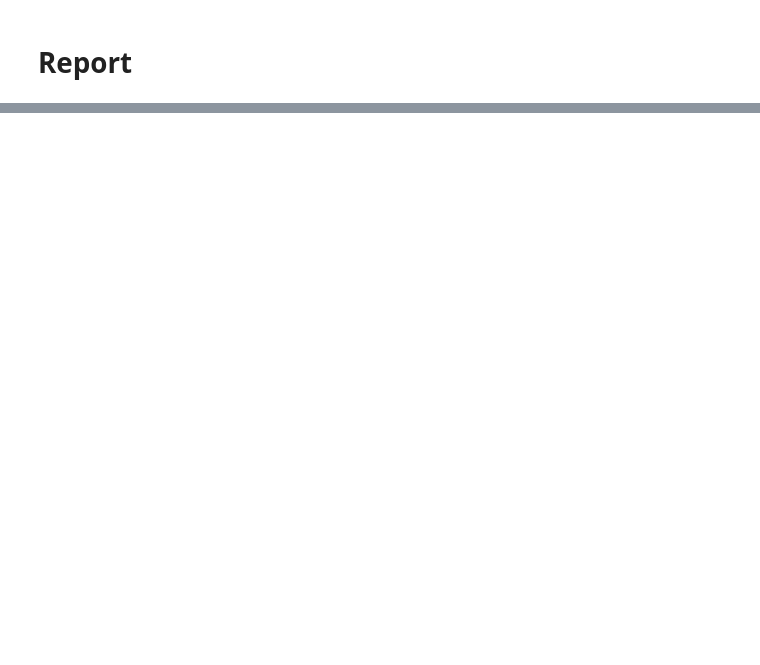
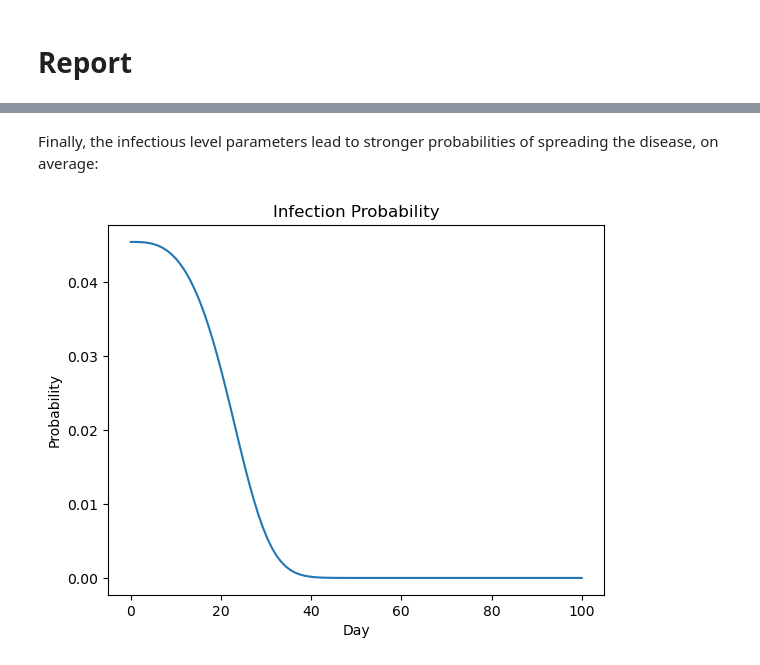
Before and after one commit to ethanp55/network_science, a Jupyter notebook: project1.ipynb, the cells around one changed output, grey strips where cells are left out. Drawn from its saved outputs; the diff is of its cells as text; code cells hidden in the pictures; blank space fills up the shorter version.

```diff
--- a/project1.ipynb
+++ b/project1.ipynb
@@ -390,7 +391,7 @@ plt.show()
 # %% [output]
 [figure]
 # %%
-def plot_infection_pdf(p_1c, beta, min_days=0, max_days=20):
+def plot_infection_pdf(p_1c, beta, min_days=0, max_days=100):
     def _calculate_prob_infection(d):
         numerator = (p_1c / (1 - p_1c)) * np.exp(beta * (d ** 3 - 1))
         denominator = 1 + numerator
@@ -831,0 +909,9 @@ Number of uninfected individuals at the end of the simulation (on average): 0.0
+# %% [markdown]
+Finally, the infectious level parameters lead to stronger probabilities of spreading the disease, on average:
+# %%
+# Test infectious parameters
+p_1c_test, beta_test = 0.5, -0.0001
+
+plot_infection_pdf(p_1c_test, beta_test)
+# %% [output]
+[figure, added]
```
Also changed, not shown: parts of 56 cells of this notebook.
